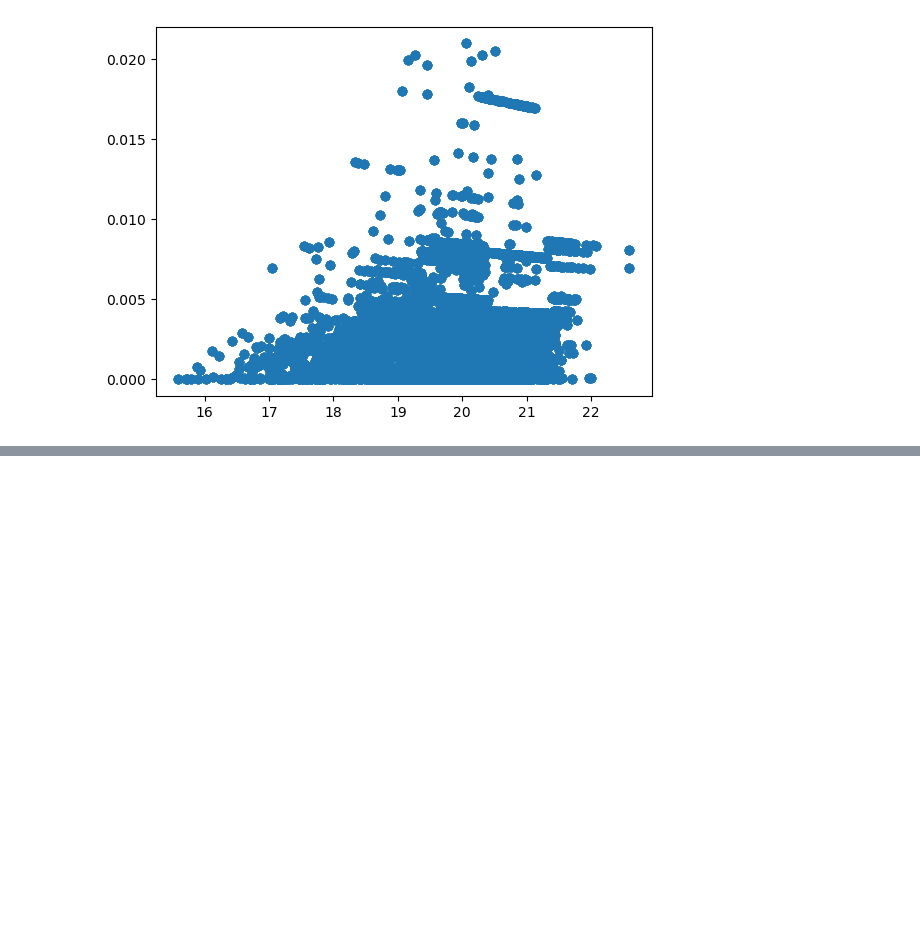
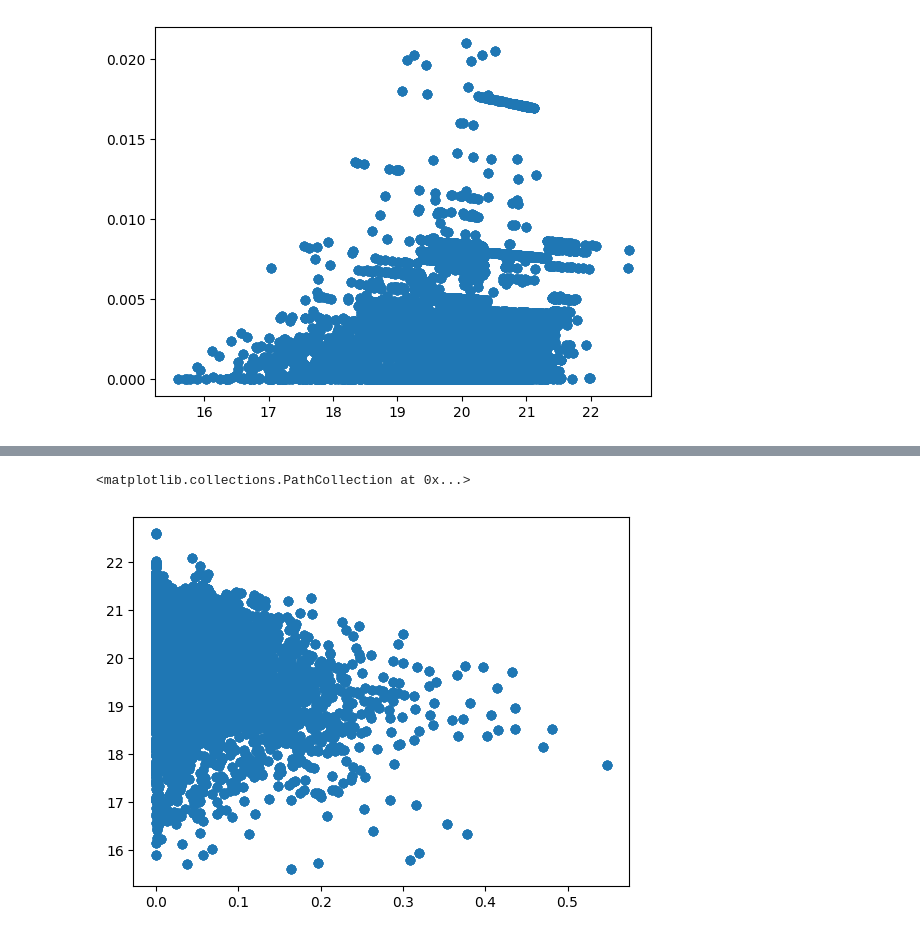
Before and after one commit to bingyanliang/stat-775-final, a Jupyter notebook: hierarchical-regression/regression-model.ipynb, the cells around one changed output, grey strips where cells are left out. Cells and saved outputs as stored; diff of their text form; code cells hidden in the pictures; blank space fills up the shorter version.

```diff
--- a/hierarchical-regression/regression-model.ipynb
+++ b/hierarchical-regression/regression-model.ipynb
@@ -120,0 +198,5 @@ plt.scatter(mag_sersic, mag_ratio)
+# %%
+plt.scatter(clumpiness_i, mag_sersic)
+# %% [output]
+<matplotlib.collections.PathCollection at 0x...>
+[figure, added]
```
Also changed, not shown: parts of 13 cells of this notebook, 1 other file.
